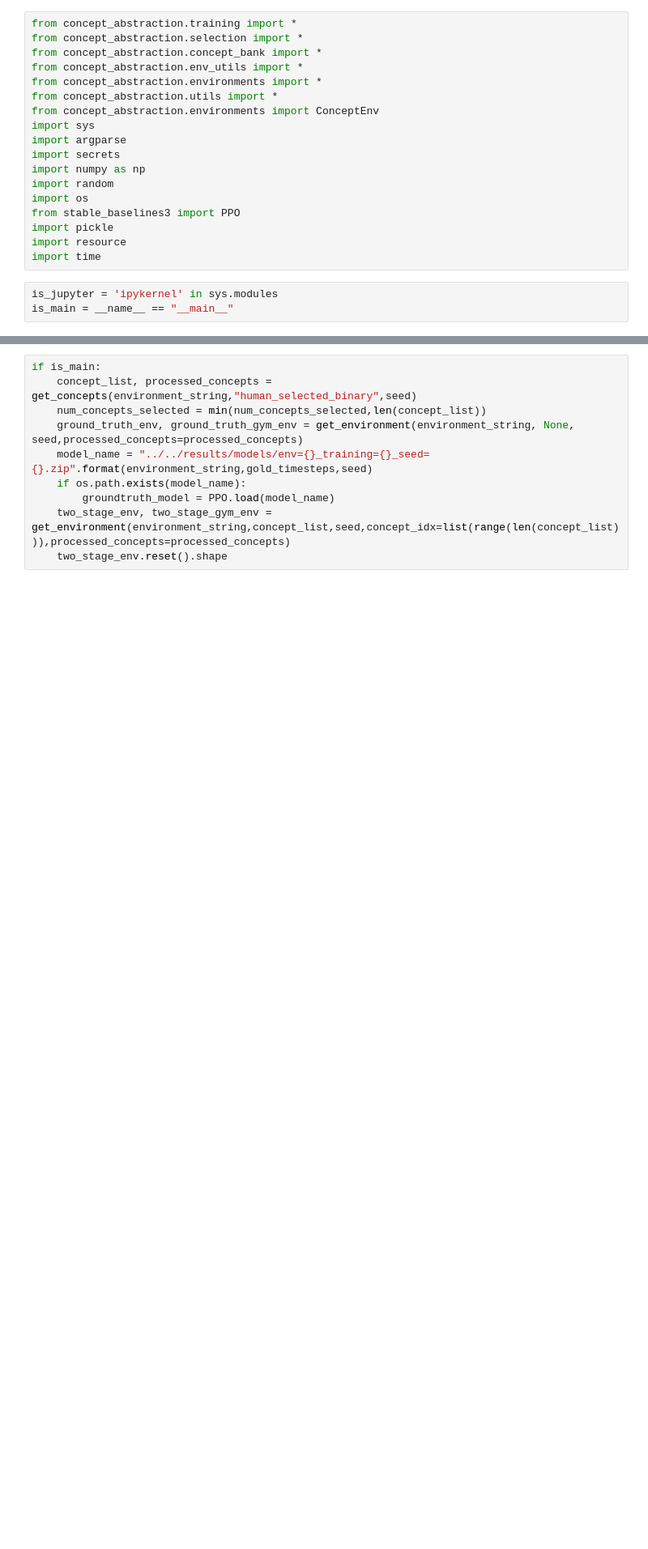
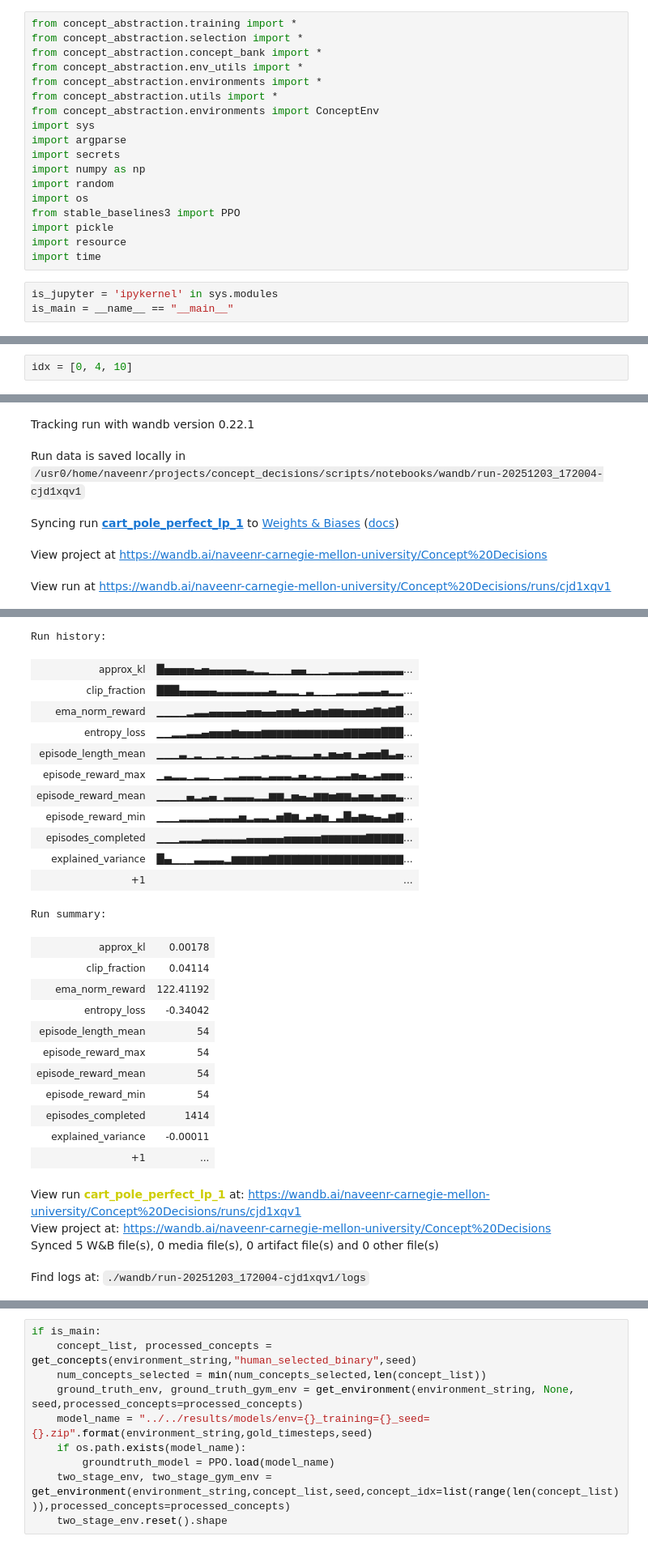
Before and after one commit to naveenr414/concept_decisions, a Jupyter notebook: scripts/notebooks/Scratch Space.ipynb, the cells around one changed output, grey strips where cells are left out. Shown at 81% size. Drawn from its saved outputs; the diff is of its cells as text; blank space fills up the shorter version.

```diff
--- a/scripts/notebooks/Scratch Space.ipynb
+++ b/scripts/notebooks/Scratch Space.ipynb
@@ -40,0 +235,3 @@ if is_main:
+# %%
+idx = [0, 4, 10]
+# %% [output]
@@ -40,0 +239,5 @@ if is_main:
+Tracking run with wandb version 0.22.1
+Run data is saved locally in /usr0/home/naveenr/projects/concept_decisions/scripts/notebooks/wandb/run-20251203_172004-cjd1xqv1
+Syncing run cart_pole_perfect_lp_1 to Weights & Biases (docs)
+View project at https://wandb.ai/naveenr-carnegie-mellon-university/Concept%20Decisions
+View run at https://wandb.ai/naveenr-carnegie-mellon-university/Concept%20Decisions/runs/cjd1xqv1
@@ -40,0 +245,28 @@ if is_main:
+Run history:
+| approx_kl | █▅▅▅▅▄▅▄▄▄▄▄▃▂▂▁▁▁▄▄▁▁▁▂▂▂▂▃▃▃▃▃▃... |
+| clip_fraction | ███▄▄▄▄▄▃▃▃▃▃▃▃▄▂▂▂▁▃▁▁▁▂▂▂▃▃▃▄▂▂... |
+| ema_norm_reward | ▁▁▁▁▂▃▃▄▄▄▄▄▅▅▄▄▅▅▆▄▅▆▅▆▆▅▅▅▆▇▆▇█... |
+| entropy_loss | ▁▁▂▂▃▃▄▅▅▅▆▅▅▅▆▆▆▆▆▆▆▆▆▆▆▇▇▇▇▇███... |
+| episode_length_mean | ▁▁▁▃▁▂▁▁▂▁▂▁▁▂▃▂▃▃▂▂▂▄▂▅▄▅▁▄▅▅▇▃▄... |
+| episode_reward_max | ▁▃▂▂▁▂▂▁▁▂▂▃▃▃▂▃▃▃▂▄▂▃▂▂▃▃▅▄▂▃▅▅▅... |
+| episode_reward_mean | ▁▁▁▁▄▂▃▄▁▃▃▃▃▂▂▆▆▂▅▄▃▆▆▅▆▆▃▅▅▃▅▅▃... |
+| episode_reward_min | ▁▁▁▂▂▂▂▃▃▃▃▅▂▃▃▂▅▇▆▂▄▆▅▁▃█▄▆▅▄▃▆▇... |
+| episodes_completed | ▁▁▁▂▂▂▃▃▃▃▃▃▄▄▄▄▄▅▅▅▅▅▆▆▆▆▆▆▇▇▇▇▇... |
+| explained_variance | █▄▁▁▁▃▃▃▃▂▆▆▆▆▆▇▇▇▇▇▇▇▇▇▇▇▇▇▇▇▇▇▇... |
+| +1 | ... |
+Run summary:
+| approx_kl | 0.00178 |
+| clip_fraction | 0.04114 |
+| ema_norm_reward | 122.41192 |
+| entropy_loss | -0.34042 |
+| episode_length_mean | 54 |
+| episode_reward_max | 54 |
+| episode_reward_mean | 54 |
+| episode_reward_min | 54 |
+| episodes_completed | 1414 |
+| explained_variance | -0.00011 |
+| +1 | ... |
+View run cart_pole_perfect_lp_1 at: https://wandb.ai/naveenr-carnegie-mellon-university/Concept%20Decisions/runs/cjd1xqv1
+View project at: https://wandb.ai/naveenr-carnegie-mellon-university/Concept%20Decisions
+Synced 5 W&B file(s), 0 media file(s), 0 artifact file(s) and 0 other file(s)
+Find logs at: ./wandb/run-20251203_172004-cjd1xqv1/logs
```
Also changed, not shown: parts of 74 cells of this notebook, 18 other files.
